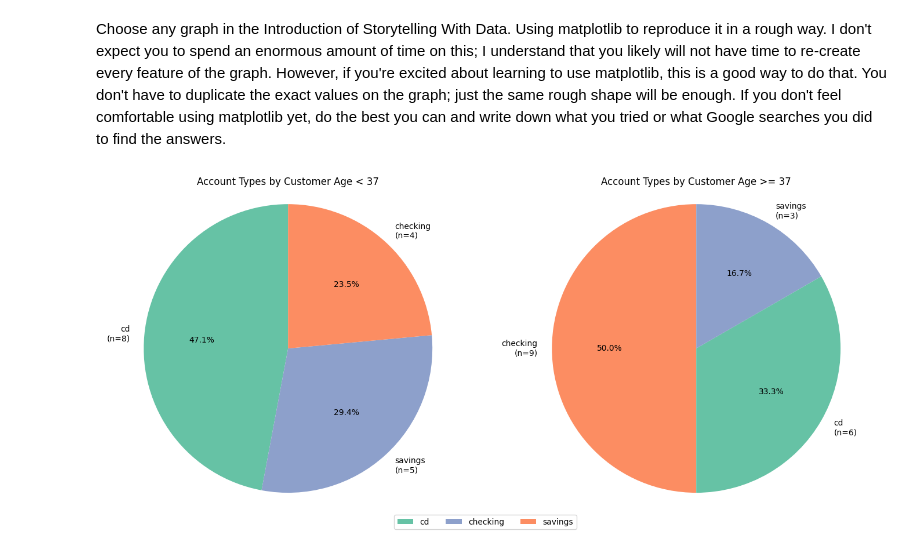
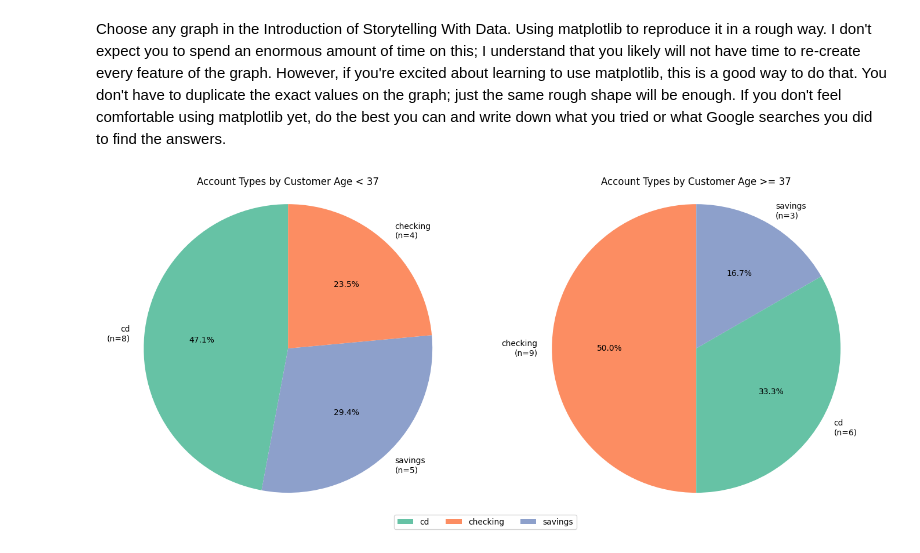
Before and after one commit to wadieabbas/Module-B-semester-2, a Jupyter notebook: OMDS-ModB2-Week1-Abbas-Wadie.ipynb, the cells around one changed output. Saved outputs shown, nothing was run; the diff lists cells and outputs as text; code cells hidden in the pictures.

Commit message:
corrected legend colors

```diff
--- a/OMDS-ModB2-Week1-Abbas-Wadie.ipynb
+++ b/OMDS-ModB2-Week1-Abbas-Wadie.ipynb
@@ -446,35 +443,38 @@ Text(0.5, 0, 'Birth Date')
 Choose any graph in the Introduction of Storytelling With Data.  Using matplotlib to reproduce it in a rough way.  I don't expect you to spend an enormous amount of time on this; I understand that you likely will not have time to re-create every feature of the graph.  However, if you're excited about learning to use matplotlib, this is a good way to do that.  You don't have to duplicate the exact values on the graph; just the same rough shape will be enough.  If you don't feel comfortable using matplotlib yet, do the best you can and write down what you tried or what Google searches you did to find the answers.
 # %%
 # Pie charts of accounts by AccountType, split by age groups
+import matplotlib.patches as mpatches
+
 median_age = df_bank_datefix['Age'].median().astype(int)
 under_median_age = df_bank_datefix[df_bank_datefix['Age'] < median_age]
 over_median_age = df_bank_datefix[df_bank_datefix['Age'] >= median_age]
 
 under_median_age_counts = under_median_age['AccountType'].value_counts()
 over_median_age_counts = over_median_age['AccountType'].value_counts()
 
 fig, axes = plt.subplots(1, 2, figsize=(14, 6))
 
 # Get all unique account types
 all_account_types = sorted(set(under_median_age_counts.index) | set(over_median_age_counts.index))
 colors = plt.cm.Set2(range(len(all_account_types)))
 color_map = {account_type: colors[i] for i, account_type in enumerate(all_account_types)}
 
 # Subplot 1: Under median age
 labels_under_median_age = [f'{account_type}\n(n={count})' for account_type, count in under_median_age_counts.items()]
 axes[0].pie(under_median_age_counts, labels=labels_under_median_age, autopct='%1.1f%%', startangle=90, colors=[color_map[at] for at in under_median_age_counts.index])
 axes[0].set_title(f'Account Types by Customer Age < {median_age}')
 axes[0].axis('equal')
 
 # Subplot 2: Over median age
 labels_over_median_age = [f'{account_type}\n(n={count})' for account_type, count in over_median_age_counts.items()]
 axes[1].pie(over_median_age_counts, labels=labels_over_median_age, autopct='%1.1f%%', startangle=90, colors=[color_map[at] for at in over_median_age_counts.index])
 axes[1].set_title(f'Account Types by Customer Age >= {median_age}')
 axes[1].axis('equal')
 
-# Create a universal legend
-fig.legend(all_account_types, loc='lower center', ncol=3, bbox_to_anchor=(0.5, -0.05))
+# Create a universal legend with correct colors
+legend_patches = [mpatches.Patch(facecolor=color_map[at], label=at) for at in all_account_types]
+fig.legend(handles=legend_patches, loc='lower center', ncol=3, bbox_to_anchor=(0.5, -0.05))
 plt.tight_layout()
 plt.show()
 # %% [output]
-[figure, old version]
+[figure, new version]
```
Also changed, not shown: parts of 3 cells of this notebook.
